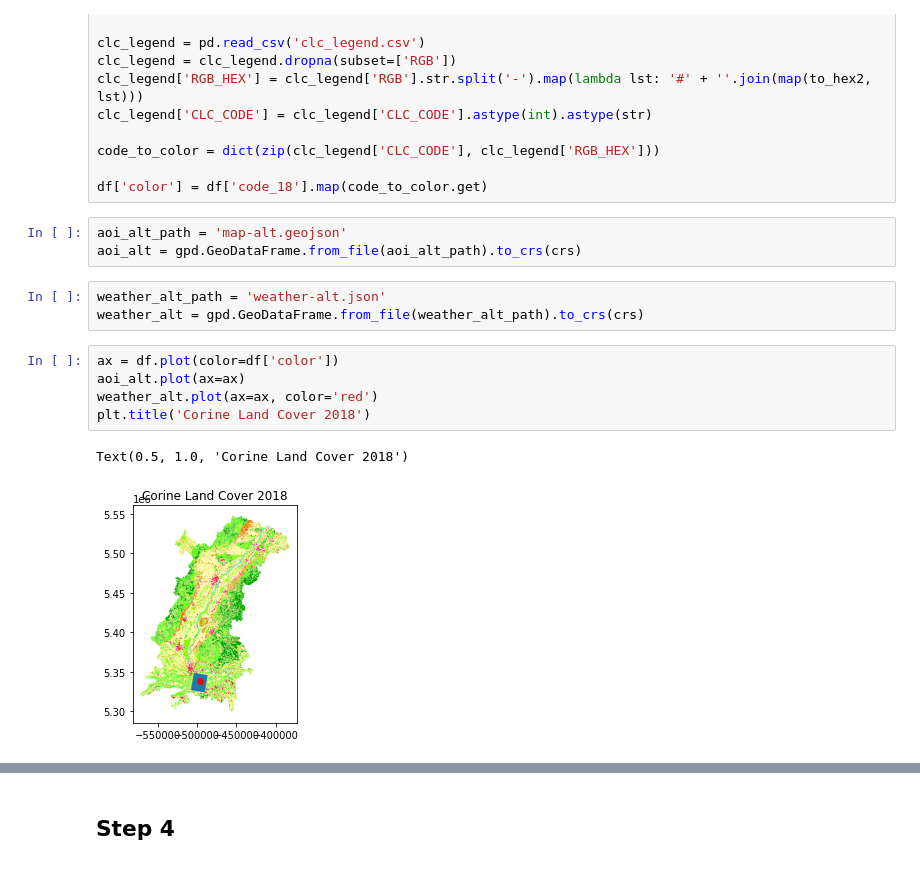
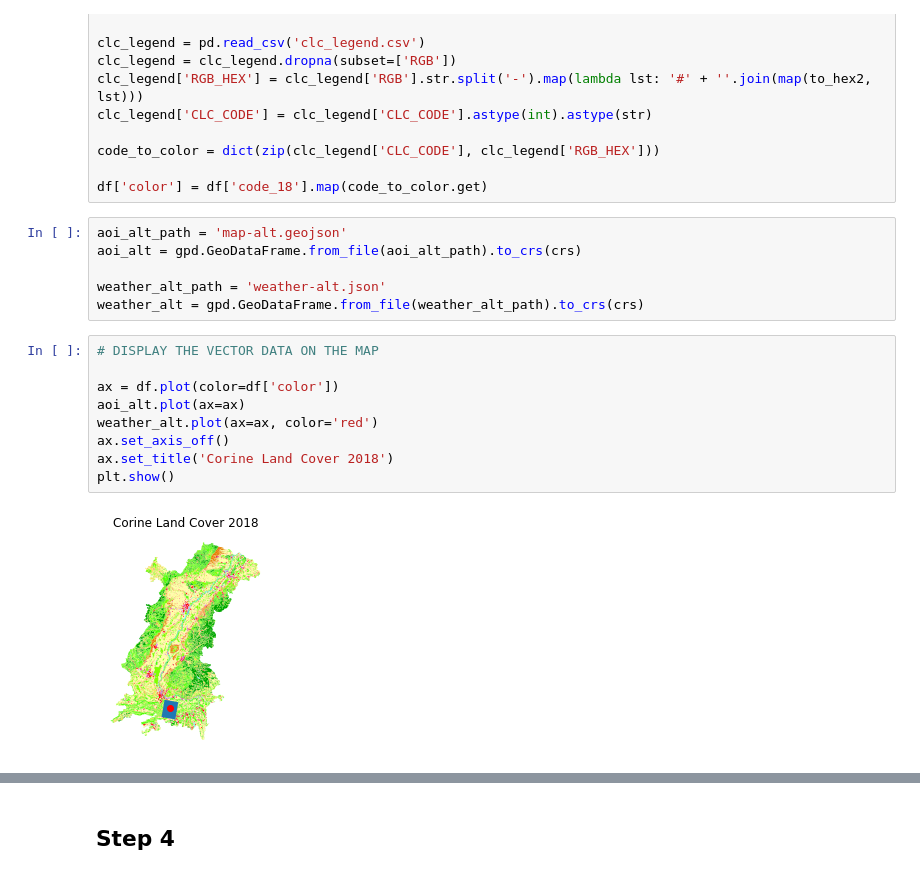
Before and after one commit to k-papadakis/geospatial-labs, a Jupyter notebook: lab2/main.ipynb, the cells around one changed output, grey strips where cells are left out. Cells and saved outputs as stored; diff of their text form.

```diff
--- a/lab2/main.ipynb
+++ b/lab2/main.ipynb
@@ -273,15 +261,18 @@ df['color'] = df['code_18'].map(code_to_color.get)
 # %%
 aoi_alt_path = 'map-alt.geojson'
 aoi_alt = gpd.GeoDataFrame.from_file(aoi_alt_path).to_crs(crs)
+
+weather_alt_path = 'weather-alt.json'
+weather_alt = gpd.GeoDataFrame.from_file(weather_alt_path).to_crs(crs)
-# %%
-weather_alt_path = 'weather-alt.json'
-weather_alt = gpd.GeoDataFrame.from_file(weather_alt_path).to_crs(crs)
 # %%
+# DISPLAY THE VECTOR DATA ON THE MAP
+
 ax = df.plot(color=df['color'])
 aoi_alt.plot(ax=ax)
 weather_alt.plot(ax=ax, color='red')
-plt.title('Corine Land Cover 2018')
+ax.set_axis_off()
+ax.set_title('Corine Land Cover 2018')
+plt.show()
 # %% [output]
-Text(0.5, 1.0, 'Corine Land Cover 2018')
-[figure, old version]
+[figure, new version]
 # %%
```
Also changed, not shown: parts of 13 cells of this notebook.
